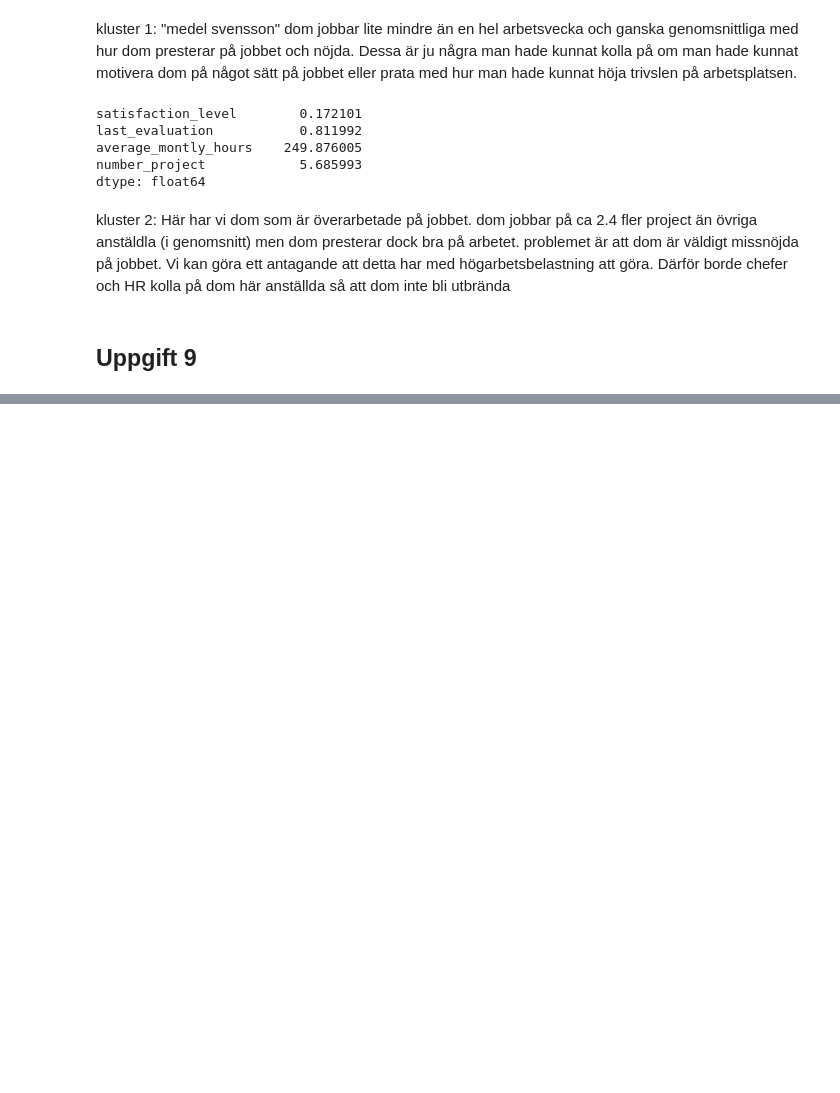
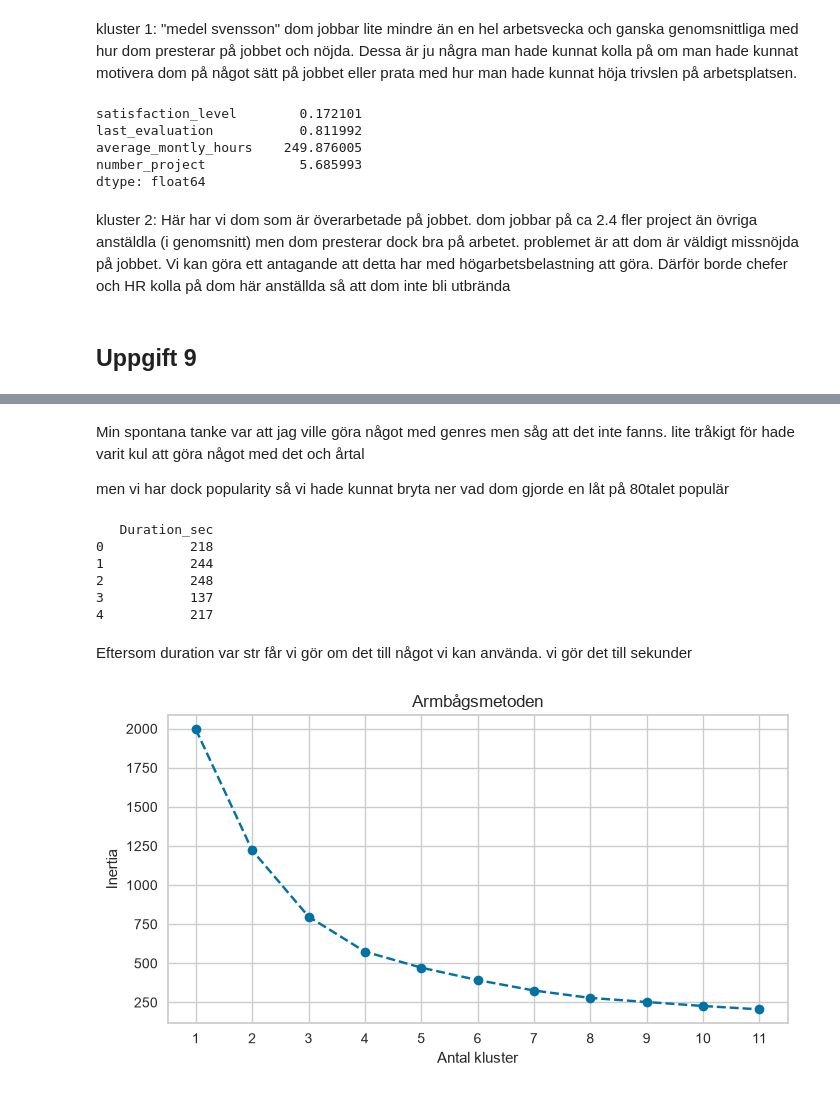
Before and after one commit to M-Renberg/Artificiell-intelligense-course-part-1, a Jupyter notebook: koduppgift6.ipynb, the cells around one changed output, grey strips where cells are left out. Drawn from its saved outputs; the diff is of its cells as text; code cells hidden in the pictures; blank space fills up the shorter version.

```diff
--- a/koduppgift6.ipynb
+++ b/koduppgift6.ipynb
@@ -285,3 +285,7 @@ dtype: float64
 kluster 2: Här har vi dom som är överarbetade på jobbet. dom jobbar på ca 2.4 fler project än övriga anstäldla (i genomsnitt) men dom presterar dock bra på arbetet. problemet är att dom är väldigt missnöjda på jobbet. Vi kan göra ett antagande att detta har med högarbetsbelastning att göra. Därför borde chefer och HR kolla på dom här anställda så att dom inte bli utbrända
 # %% [markdown]
 ## Uppgift 9
+# %%
+df = pd.read_csv('./dataset/1980sClassics.csv')
+
+df.info()
@@ -287,0 +310,48 @@ kluster 2: Här har vi dom som är överarbetade på jobbet. dom jobbar på ca 2
+# %% [markdown]
+Min spontana tanke var att jag ville göra något med genres men såg att det inte fanns. lite tråkigt för hade varit kul att göra något med det och årtal
+
+men vi har dock popularity så vi hade kunnat bryta ner vad dom gjorde en låt på 80talet populär
+# %%
+time_parts = df['Duration'].str.split(':', expand=True)
+
+df['Duration_sec'] = time_parts[0].astype(int) * 60 + time_parts[1].astype(int)
+
+df = df.drop('Duration', axis=1)
+
+print(df[['Duration_sec']].head())
+# %% [output]
+   Duration_sec
+0           218
+1           244
+2           248
+3           137
+4           217
+# %% [markdown]
+Eftersom duration var str får vi gör om det till något vi kan använda. vi gör det till sekunder
+# %%
+X = df[['Danceability', 'Key']]
+
+
+
+scaler = StandardScaler()
+X_scaled = scaler.fit_transform(X)
+# %%
+inertia = []
+k_values = range(1, 12)
+
+for k in k_values:
+    kmeans = KMeans(n_clusters=k, random_state=42, n_init=10)
+    kmeans.fit(X_scaled)
+    inertia.append(kmeans.inertia_)
+
+
+plt.figure(figsize=(8, 4))
+plt.plot(k_values, inertia, marker='o', linestyle='--', color='b')
+plt.title('Armbågsmetoden')
+plt.xlabel('Antal kluster')
+plt.ylabel('Inertia')
+plt.xticks(k_values)
+plt.grid(True)
+plt.show()
+# %% [output]
+[figure, added]
```
Also changed, not shown: parts of 9 cells of this notebook.
